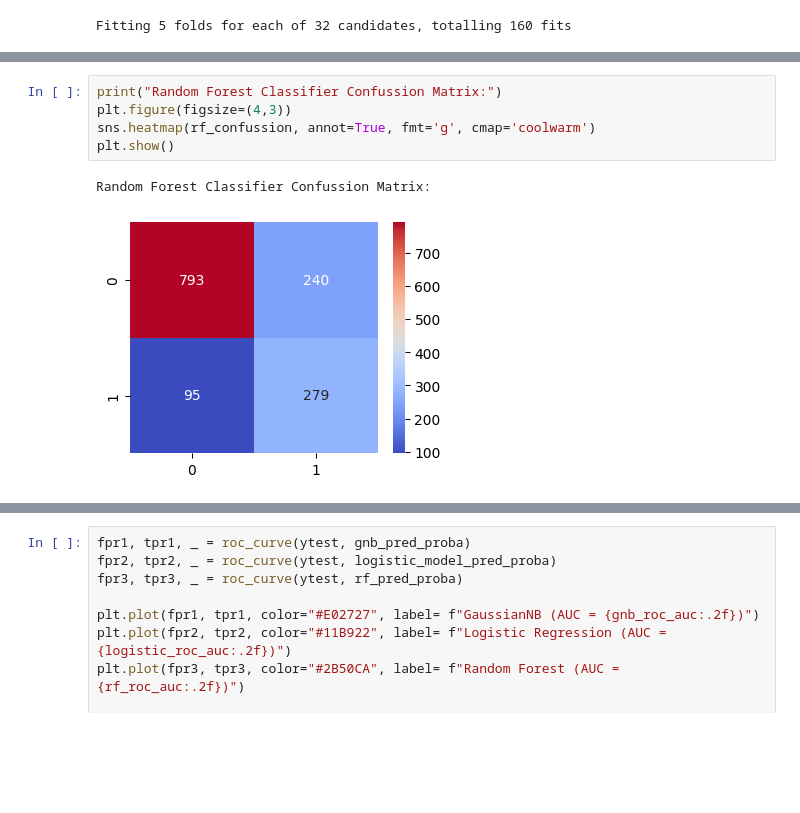
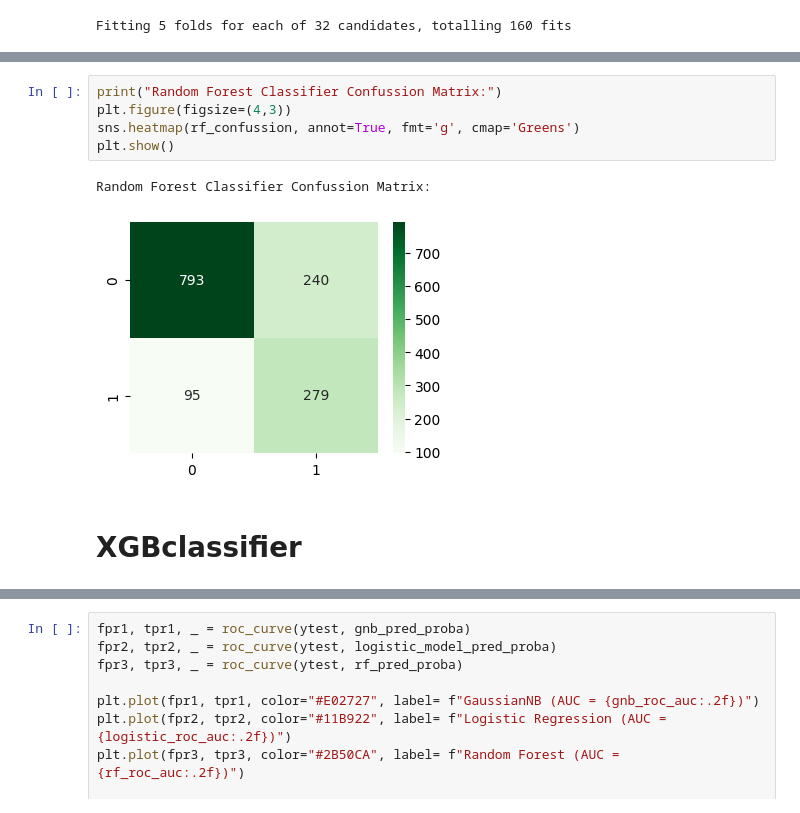
Before and after one commit to Md-Maruf-1727/customer-churn-prediction-ml, a Jupyter notebook: NoteBooks/04_model_training.ipynb, the cells around one changed output, grey strips where cells are left out. Drawn from its saved outputs; the diff is of its cells as text; blank space fills up the shorter version.

```diff
--- a/NoteBooks/04_model_training.ipynb
+++ b/NoteBooks/04_model_training.ipynb
@@ -323,11 +339,13 @@ rf_result.sort_values(by='Roc Auc Score', ascending=False)
 # %%
 print("Random Forest Classifier Confussion Matrix:")
 plt.figure(figsize=(4,3))
-sns.heatmap(rf_confussion, annot=True, fmt='g', cmap='coolwarm')
+sns.heatmap(rf_confussion, annot=True, fmt='g', cmap='Greens')
 plt.show()
 # %% [output]
 Random Forest Classifier Confussion Matrix:
-[figure, old version]
+[figure, new version]
+# %% [markdown]
+# XGBclassifier
 # %%
 comparing = pd.concat([gnb_result, logistic_result, rf_result], ignore_index=True)
 comparing.sort_values(by='F1 Score', ascending=False)
```
Also changed, not shown: parts of 15 cells of this notebook.
